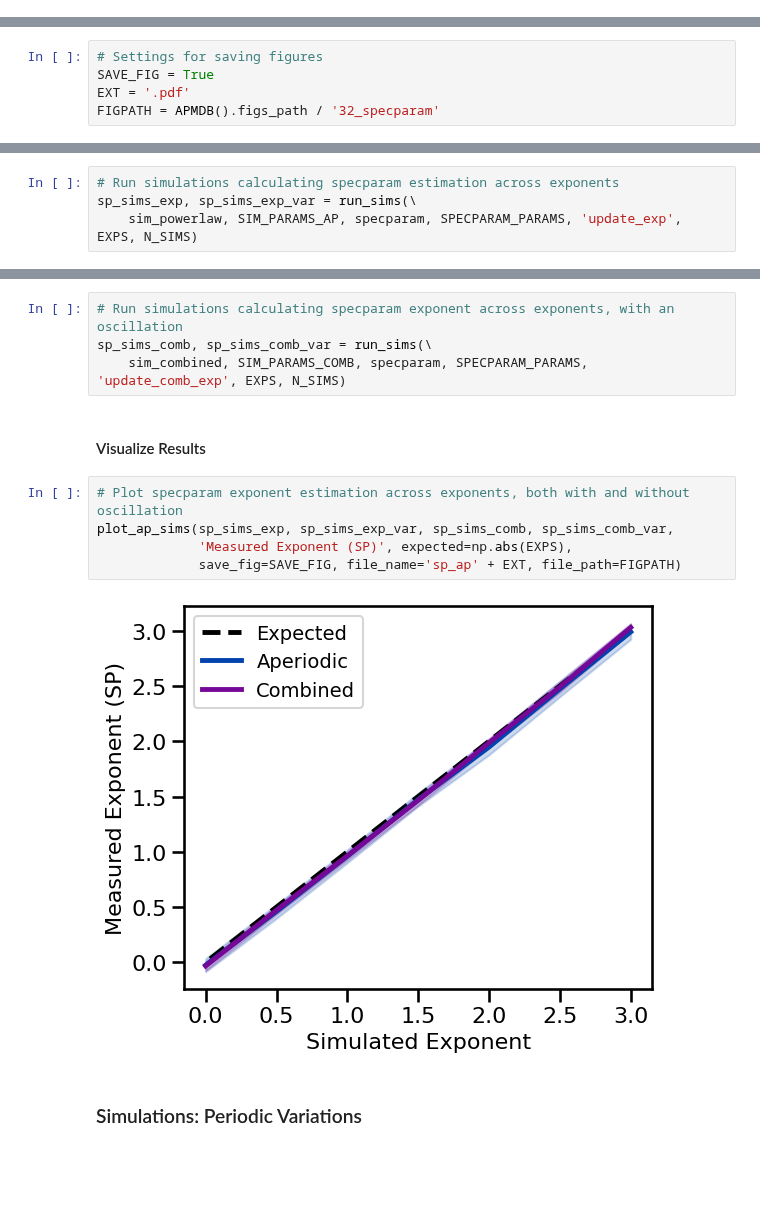
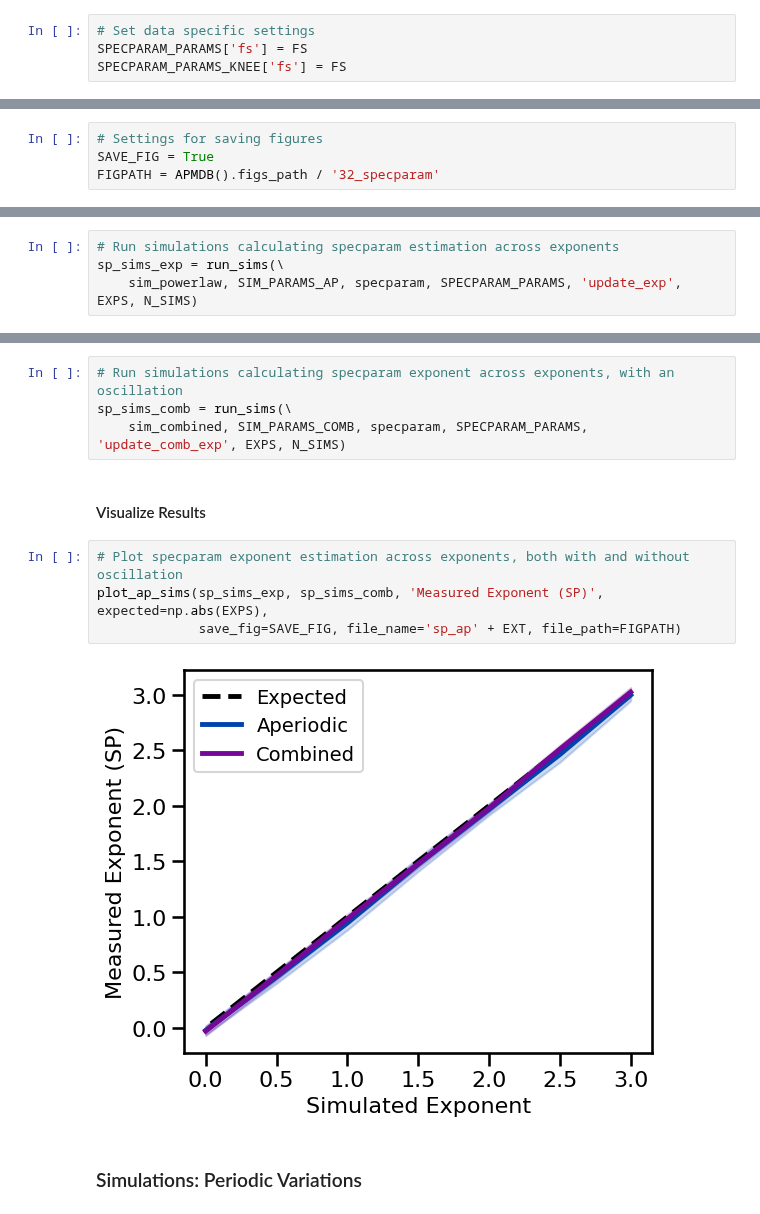
Before and after one commit to AperiodicMethods/AperiodicMethods, a Jupyter notebook: notebooks/32-Specparam.ipynb, the cells around one changed output, grey strips where cells are left out. Cells and saved outputs as stored; diff of their text form; blank space fills up the shorter version.

```diff
--- a/notebooks/32-Specparam.ipynb
+++ b/notebooks/32-Specparam.ipynb
@@ -37,6 +39,10 @@ import seaborn as sns
 sns.set_context('talk')
 # %% [markdown]
 ## Settings
+# %%
+# Set data specific settings
+SPECPARAM_PARAMS['fs'] = FS
+SPECPARAM_PARAMS_KNEE['fs'] = FS
 # %%
 # Notebook settings
 SAVE_FIG = False
@@ -48,7 +54,6 @@ PSD_PLT_KWARGS = {
 # %%
 # Settings for saving figures
 SAVE_FIG = True
-EXT = '.pdf'
 FIGPATH = APMDB().figs_path / '32_specparam'
 # %%
 # Settings for loading simulations
@@ -172,23 +184,22 @@ Expected Exponent:       -1.5000
 #### Aperiodic Exponent
 # %%
 # Run simulations calculating specparam estimation across exponents
-sp_sims_exp, sp_sims_exp_var = run_sims(\
+sp_sims_exp = run_sims(\
     sim_powerlaw, SIM_PARAMS_AP, specparam, SPECPARAM_PARAMS, 'update_exp', EXPS, N_SIMS)
 # %% [markdown]
 #### Aperiodic Exponent (combined signal)
 # %%
 # Run simulations calculating specparam exponent across exponents, with an oscillation
-sp_sims_comb, sp_sims_comb_var = run_sims(\
+sp_sims_comb = run_sims(\
     sim_combined, SIM_PARAMS_COMB, specparam, SPECPARAM_PARAMS, 'update_comb_exp', EXPS, N_SIMS)
 # %% [markdown]
 #### Visualize Results
 # %%
 # Plot specparam exponent estimation across exponents, both with and without oscillation
-plot_ap_sims(sp_sims_exp, sp_sims_exp_var, sp_sims_comb, sp_sims_comb_var,
-             'Measured Exponent (SP)', expected=np.abs(EXPS),
+plot_ap_sims(sp_sims_exp, sp_sims_comb, 'Measured Exponent (SP)', expected=np.abs(EXPS),
              save_fig=SAVE_FIG, file_name='sp_ap' + EXT, file_path=FIGPATH)
 # %% [output]
-[figure, old version]
+[figure, new version]
 # %% [markdown]
 ### Simulations: Periodic Variations
 # %% [markdown]
```
Also changed, not shown: parts of 23 cells of this notebook, 1 other file.
